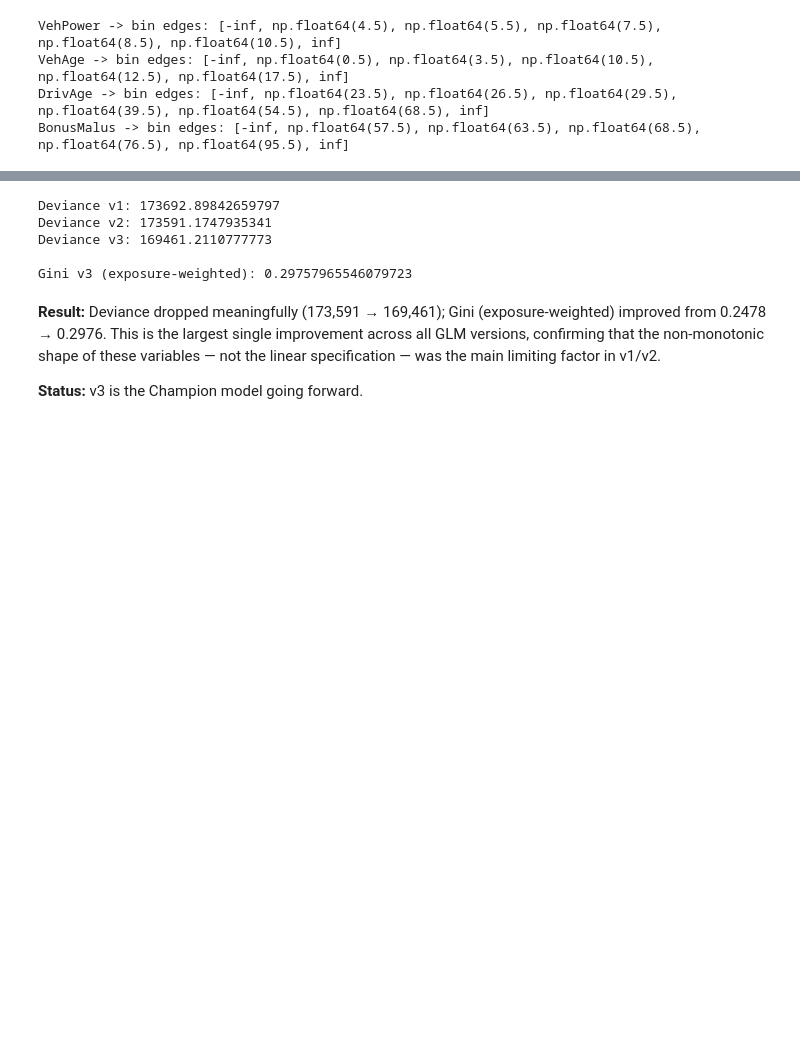
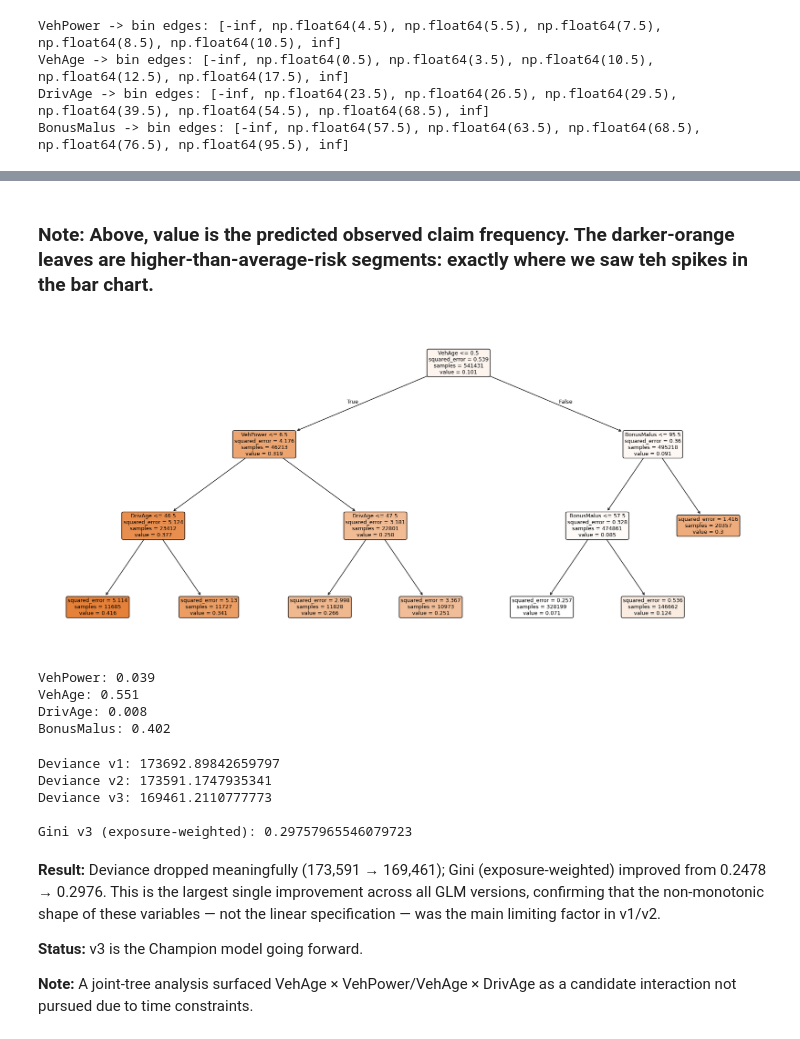
Before and after one commit to akshu981/Insurance-Underwriting-Pricing-Model, a Jupyter notebook: notebooks/Cleaning & Feature Engineering.ipynb, the cells around one changed output, grey strips where cells are left out. Drawn from its saved outputs; the diff is of its cells as text; code cells hidden in the pictures; blank space fills up the shorter version.

```diff
--- a/notebooks/Cleaning & Feature Engineering.ipynb
+++ b/notebooks/Cleaning & Feature Engineering.ipynb
@@ -566,3 +617,30 @@ feature_cols_v3 = other_cols + bin_dummy_cols + ['BonusMalus_x_DrivAge']
+# %% [markdown]
+### Note: Above, value is the predicted observed claim frequency. The darker-orange leaves are higher-than-average-risk segments: exactly where we saw teh spikes in the bar chart.
+# %%
+from sklearn.tree import DecisionTreeRegressor, plot_tree
+import matplotlib.pyplot as plt
+
+explore_vars = ['VehPower', 'VehAge', 'DrivAge', 'BonusMalus']
+X_explore = freq_train[explore_vars].values
+y_explore = freq_train['ClaimNb'] / freq_train['Exposure']
+w_explore = freq_train['Exposure'].values
+
+joint_tree = DecisionTreeRegressor(max_depth=3, min_samples_leaf=0.02)
+joint_tree.fit(X_explore, y_explore, sample_weight=w_explore)
+
+fig, ax = plt.subplots(figsize=(22, 10))
+plot_tree(joint_tree, feature_names=explore_vars, filled=True, rounded=True, fontsize=9, ax=ax)
+plt.show()
+
+# Which variables did the tree actually use, and how much?
+for name, importance in zip(explore_vars, joint_tree.feature_importances_):
+    print(f"{name}: {importance:.3f}")
+# %% [output]
+[figure, added]
+VehPower: 0.039
+VehAge: 0.551
+DrivAge: 0.008
+BonusMalus: 0.402
 # %%
 X_train_v3 = sm.add_constant(freq_train[feature_cols_v3])
 poisson_v3 = sm.GLM(freq_train['ClaimNb'], X_train_v3,
@@ -592,3 +670,5 @@ non-monotonic shape of these variables — not the linear specification —
 was the main limiting factor in v1/v2.
 
 **Status:** v3 is the Champion model going forward.
+
+**Note:** A joint-tree analysis surfaced VehAge × VehPower/VehAge × DrivAge as a candidate interaction not pursued due to time constraints.
```
Also changed, not shown: parts of 10 cells of this notebook, 1 other file.
